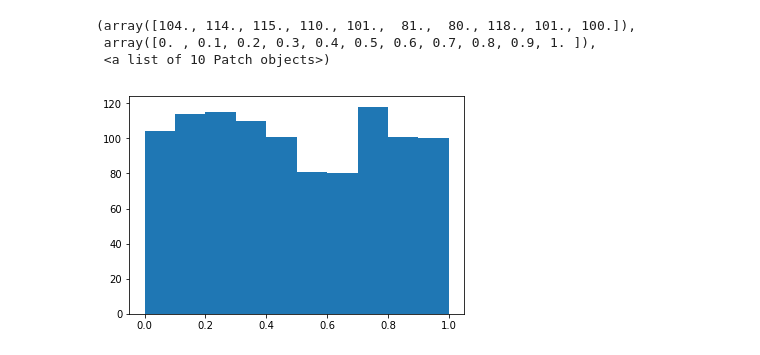
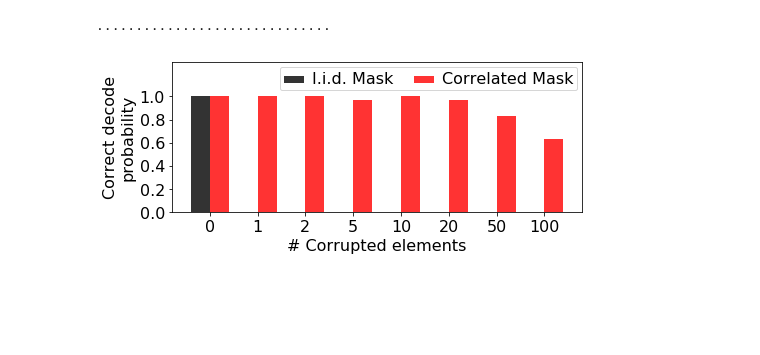
Before and after one commit to rkp8000/crossing_over, a Jupyter notebook: 5_mask_correlations.ipynb, the cells around one changed output. Cells and saved outputs as stored; diff of their text form; code cells hidden in the pictures; blank space fills up the shorter version.

```diff
--- a/5_mask_correlations.ipynb
+++ b/5_mask_correlations.ipynb
@@ -414,65 +401,40 @@ set_font_size(ax, 16)
 # %%
-y = 'CICADA'
-n_trial = 30
-
-corrupt = [0, 1, 2, 5, 10, 20, 50, 100]
-
-ct_correct_basic = np.zeros(len(corrupt))
-
-for seed in range(n_trial):
-    sys.stdout.write('.')
-    encoder = EncoderBasic(seed, D, N, 4*Z, R, GAM)
-    decoder = Decoder(encoder)
-
-    for c_ctr, corrupt_ in enumerate(corrupt):
-        x_y = encoder.encode(y, corrupt_)
-        y_hat = decoder.decode(x_y)
-
-        if y_hat == y:
-            ct_correct_basic[c_ctr] += 1
-
-p_correct_basic = ct_correct_basic / n_trial
-print('')
-
-
 ct_correct_mask_corr = np.zeros(len(corrupt))
 
 for seed in range(n_trial):
     sys.stdout.write('.')
-    encoder = Encoder(seed, D, 4*N, Z, R, GAM)
+    encoder = Encoder(seed, D, 4*N, Z, .25*R, GAM)
     decoder = Decoder(encoder)
 
     for c_ctr, corrupt_ in enumerate(corrupt):
         x_y = encoder.encode(y, corrupt_)
         y_hat = decoder.decode(x_y)
 
         if y_hat == y:
             ct_correct_mask_corr[c_ctr] += 1
 
 p_correct_mask_corr = ct_correct_mask_corr / n_trial
 print('')
 
 fig, ax = plt.subplots(1, 1, figsize=(7, 3), tight_layout=True)
 
 ax.bar(np.arange(len(corrupt)) - .2, p_correct_basic, width=.4, color='k', alpha=.8)
 ax.bar(np.arange(len(corrupt)) + .2, p_correct_mask_corr, width=.4, color='r', alpha=.8)
 
 ax.set_xticks(np.arange(len(corrupt)))
 ax.set_xticklabels(corrupt)
 
+ax.set_ylim(0, 1.3)
+ax.set_yticks([0, .2, .4, .6, .8, 1])
+
 ax.set_xlabel('# Corrupted elements')
 ax.set_ylabel('Correct decode\nprobability')
 
 ax.legend(['I.i.d. Mask', 'Correlated Mask'], ncol=2)
 
 set_font_size(ax, 16)
+# %% [output]
+..............................
+[figure, added]
-# %%
-encoder = Encoder(0, D, N, Z, R, GAM)
-plt.hist(encoder.veil(encoder.xs[0], encoder.xs[1]))
-# %% [output]
-(array([104., 114., 115., 110., 101.,  81.,  80., 118., 101., 100.]),
- array([0. , 0.1, 0.2, 0.3, 0.4, 0.5, 0.6, 0.7, 0.8, 0.9, 1. ]),
- <a list of 10 Patch objects>)
-[figure, removed]
 # %%
 # plot c-state distribution for different sequences
```
Also changed, not shown: parts of 8 cells of this notebook.
